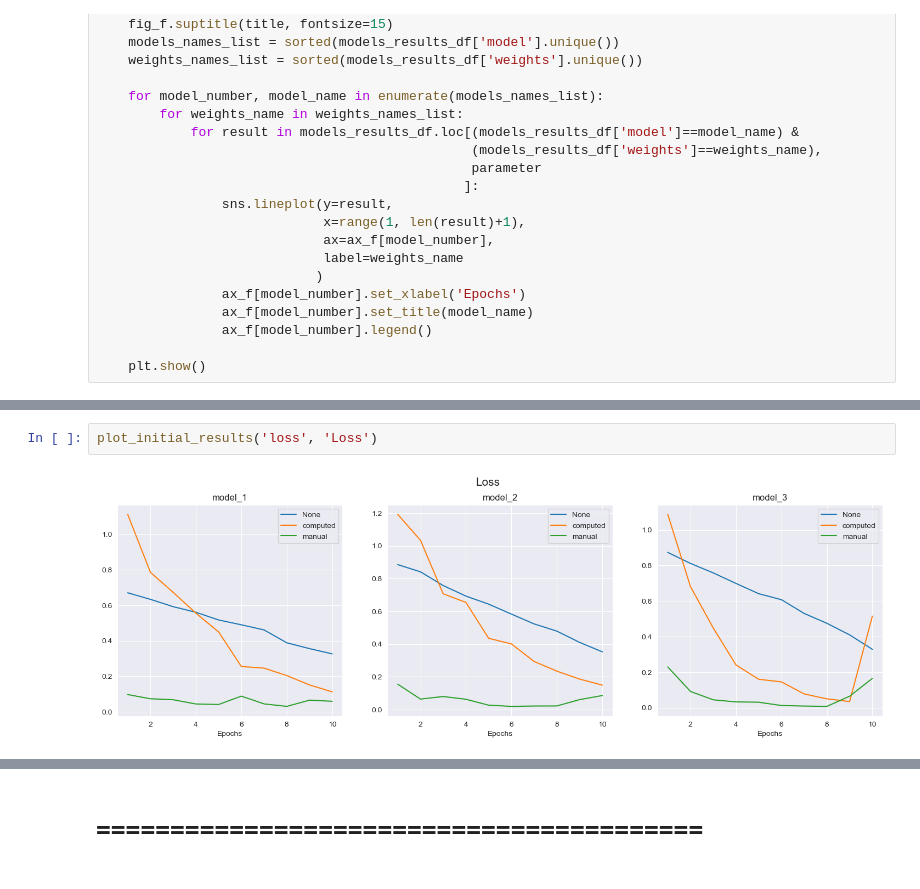
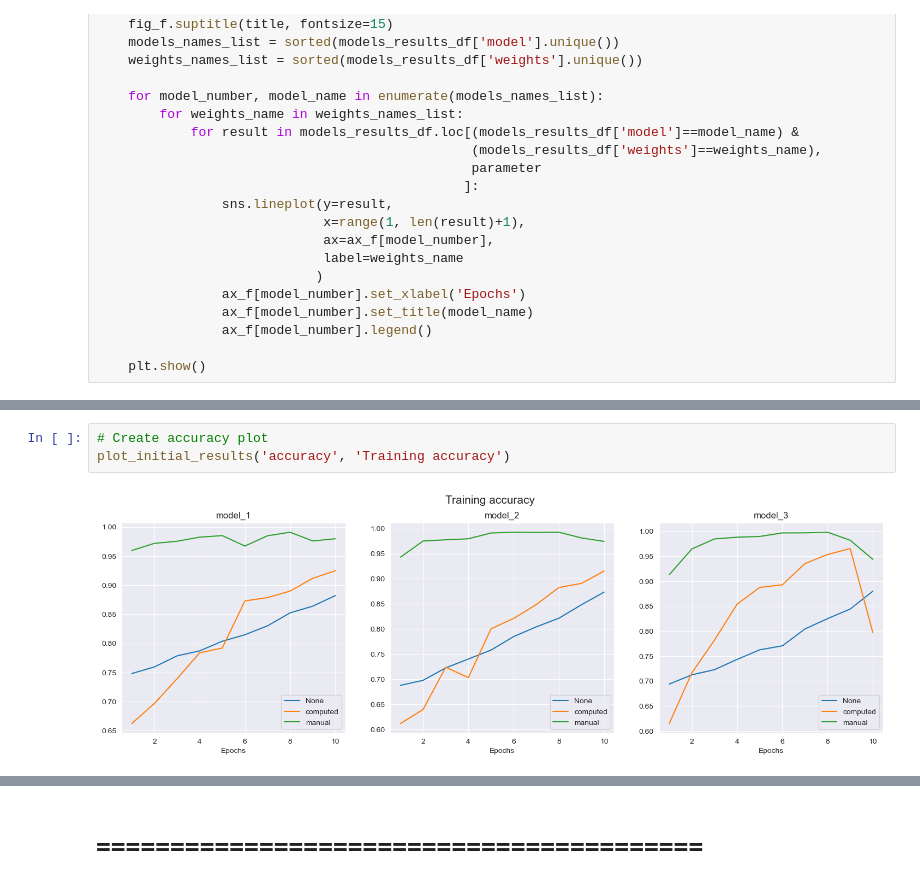
Before and after one commit to vroobelle93/04_skin_diseases, a Jupyter notebook: skin_diseases.ipynb, the cells around one changed output, grey strips where cells are left out. Drawn from its saved outputs; the diff is of its cells as text.

```diff
--- a/skin_diseases.ipynb
+++ b/skin_diseases.ipynb
@@ -505,4 +459,5 @@ plot_initial_results('accuracy', 'Accuracy')
-# %%
-plot_initial_results('loss', 'Loss')
-# %% [output]
-[figure, removed]
+# %%
+# Create accuracy plot
+plot_initial_results('accuracy', 'Training accuracy')
+# %% [output]
+[figure, added]
```
Also changed, not shown: parts of 37 cells of this notebook.
